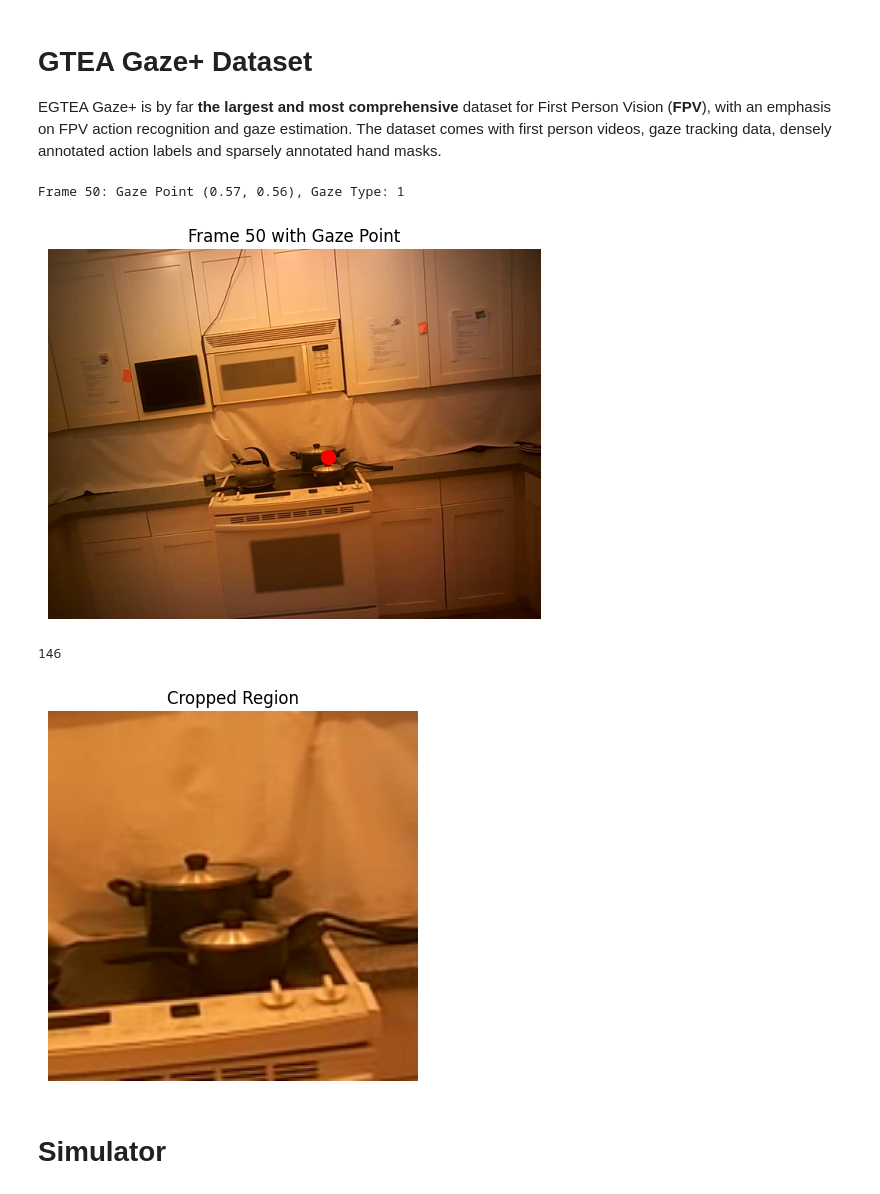
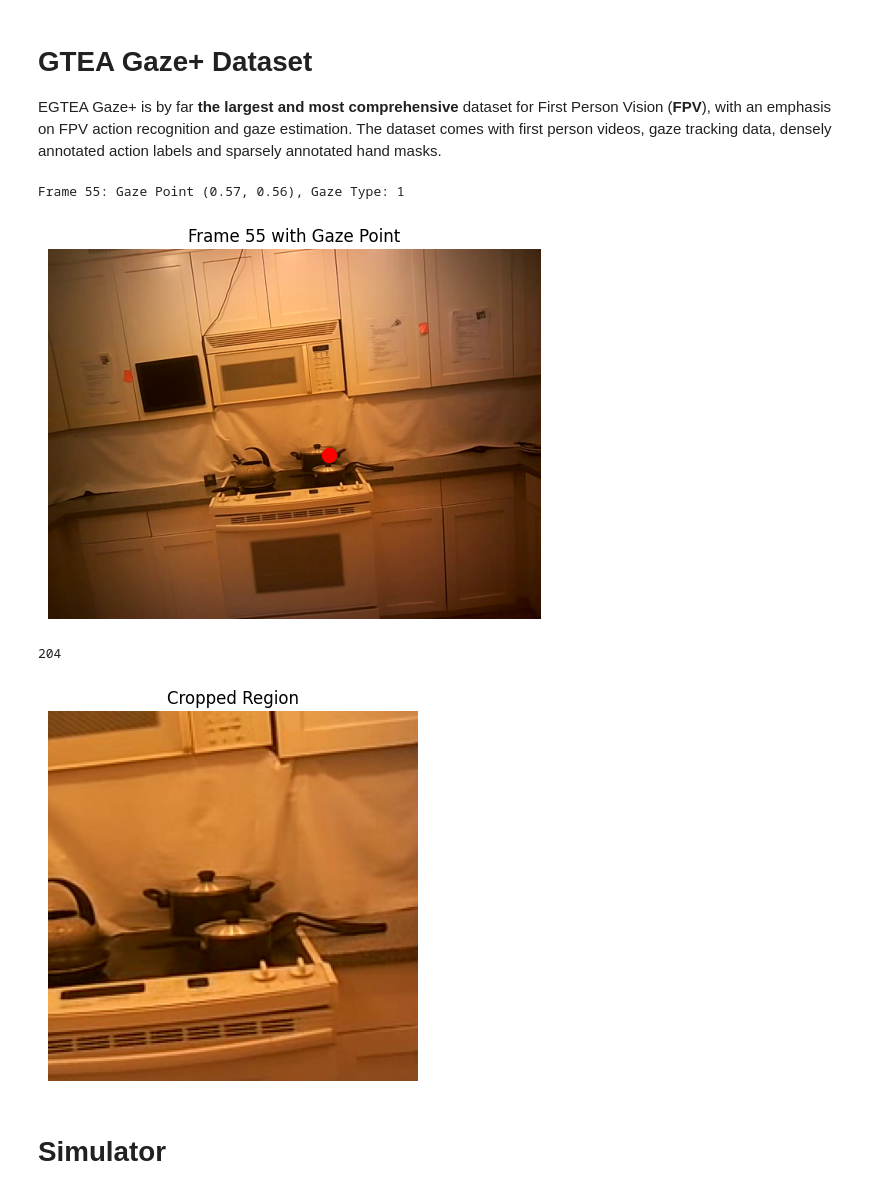
Before and after one commit to MichelleAppel/SCAPE, a Jupyter notebook: notebooks/gaze_demo.ipynb, the cells around one changed output. Saved outputs shown, nothing was run; the diff lists cells and outputs as text; code cells hidden in the pictures.

```diff
--- a/notebooks/gaze_demo.ipynb
+++ b/notebooks/gaze_demo.ipynb
@@ -81,7 +78,7 @@ gaze_data.shape
 video_path = f"../data/EGTEA/Raw_Videos/{file_name}.mp4"
 # %%
 # Index of the frame to analyze
-frame_i = 50
+frame_i = 55
 
 # Open the video
 cap = cv2.VideoCapture(video_path)
@@ -122,11 +119,11 @@ else:
 
 cap.release()
 # %% [output]
-Frame 50: Gaze Point (0.57, 0.56), Gaze Type: 1
+Frame 55: Gaze Point (0.57, 0.56), Gaze Type: 1
 [figure]
 # %%
 # Function to crop a 256x256 region centered on the gaze point
-def crop_frame(frame, gaze_x, gaze_y, crop_size, resize):
+def crop_frame(frame, gaze_x, gaze_y, crop_size, resize=None):
     h, w, _ = frame.shape  # Height, width of the frame
     x_center = int(gaze_x * w)  # Convert normalized gaze_x to pixel value
     y_center = int(gaze_y * h)  # Convert normalized gaze_y to pixel value
@@ -149,38 +146,38 @@ def crop_frame(frame, gaze_x, gaze_y, crop_size, resize):
             left=max(0, crop_size // 2 - x_center),
             right=max(0, x_center + crop_size // 2 - w),
             borderType=cv2.BORDER_CONSTANT,
             value=(0, 0, 0)  # Black padding
         )
 
     # Resize the cropped region to 256x256
     if resize:
         cropped_frame = cv2.resize(cropped_frame, (resize, resize))
 
     return cropped_frame
 
 # Define the frame resolution and crop size
-camera_fov = 70  # Camera field of view in degrees, this is an estimate, i can't find online what the actual fov is
+camera_fov = 50  # Camera field of view in degrees, this is an estimate, i can't find online what the actual fov is
 phosphene_fov = 16
 # based on fovs
 ratio = phosphene_fov / camera_fov
 crop_size = int(frame_width * ratio)
 print(crop_size)
-resize = 256  # Resize the cropped region to 256x256
+# resize = 256  # Resize the cropped region to 256x256
 
 # Example: Crop a 256x256 region around the gaze point
 if ret:
-    cropped = crop_frame(frame, gaze_x, gaze_y, crop_size=crop_size, resize=resize)
+    cropped = crop_frame(frame, gaze_x, gaze_y, crop_size=crop_size, resize=None)
 
     # Display the cropped region
     plt.imshow(cv2.cvtColor(cropped, cv2.COLOR_BGR2RGB))
     plt.title("Cropped Region")
     plt.axis('off')
     plt.show()
 else:
     print(f"Error: Could not retrieve frame {frame_i}.")
 # %% [output]
-146
+204
-[figure, old version]
+[figure, new version]
 # %% [markdown]
 # Simulator
 # %%
```
Also changed, not shown: parts of 11 cells of this notebook, 1 other file.
